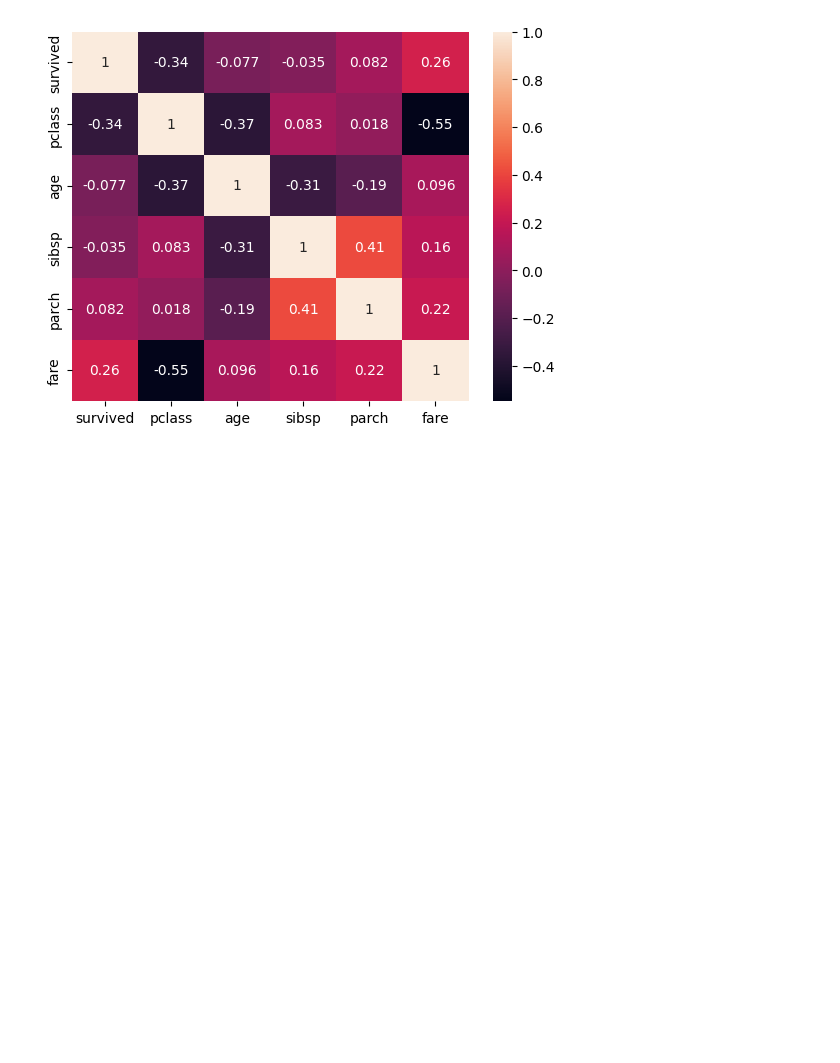
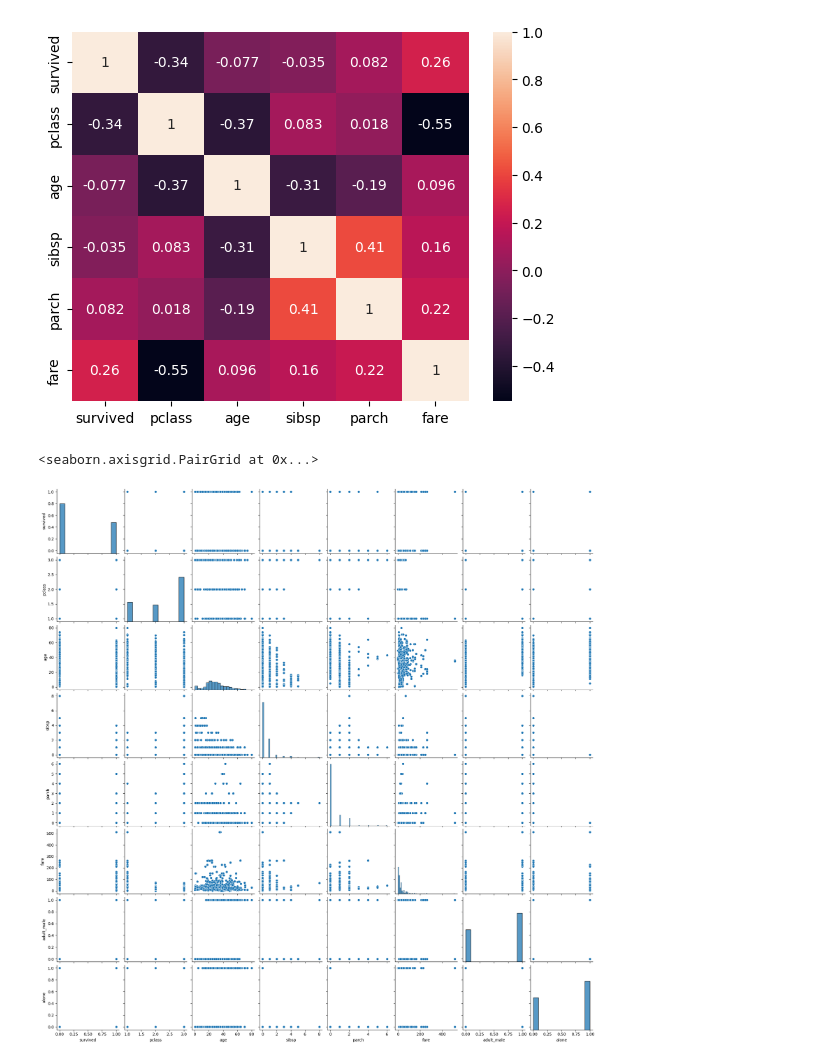
Before and after one commit to faisalramzan77/Data_Science_Course, a Jupyter notebook: Python_for_data_Science/Pandas_Practice/pandas.ipynb, the cells around one changed output. Cells and saved outputs as stored; diff of their text form; code cells hidden in the pictures; blank space fills up the shorter version.

```diff
--- a/Python_for_data_Science/Pandas_Practice/pandas.ipynb
+++ b/Python_for_data_Science/Pandas_Practice/pandas.ipynb
@@ -1212,3 +1212,8 @@ sns.heatmap(correlation, annot=True) # Visualize the correlation matrix using a
 # %% [output]
 <Axes: >
 [figure]
+# %%
+sns.pairplot(df)
+# %% [output]
+<seaborn.axisgrid.PairGrid at 0x...>
+[figure, added]
```
Also changed, not shown: parts of 1 cell of this notebook.
